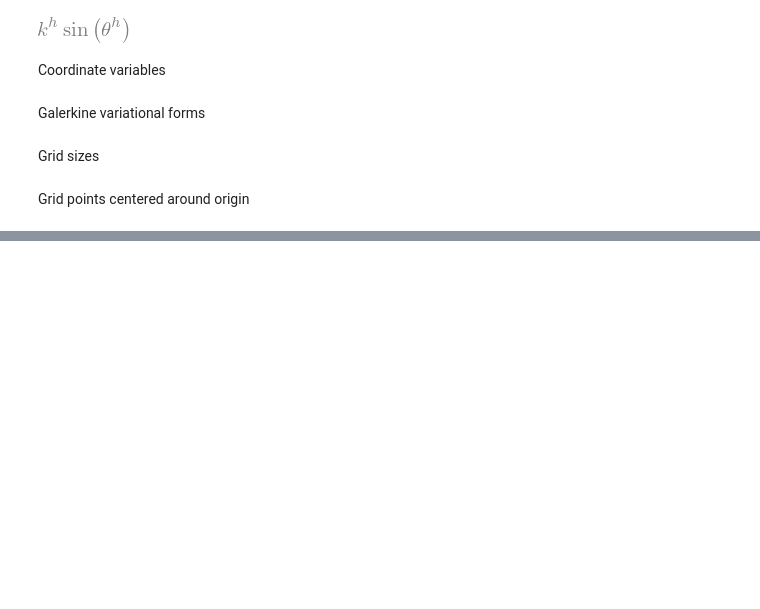
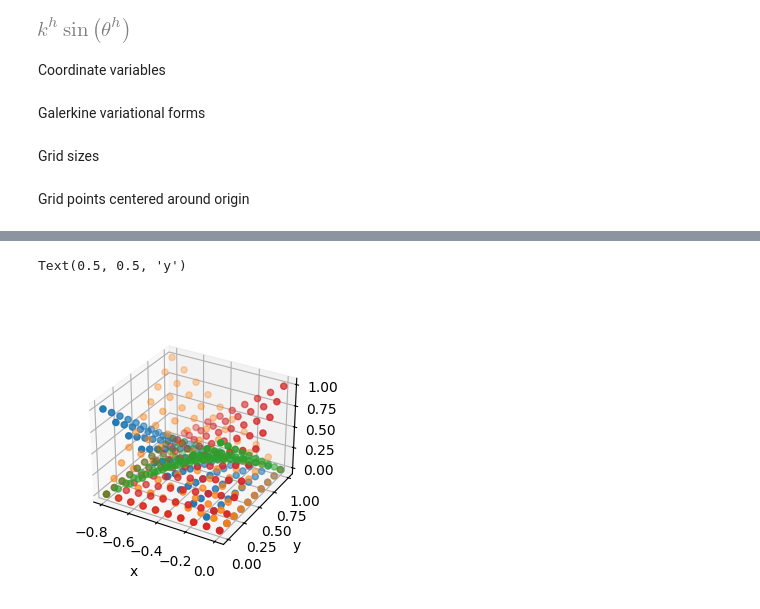
Before and after one commit to vitaldenodrest/greenwich, a Jupyter notebook: M0/2D_dispersion.ipynb, the cells around one changed output, grey strips where cells are left out. Saved outputs shown, nothing was run; the diff lists cells and outputs as text; code cells hidden in the pictures; blank space fills up the shorter version.

```diff
--- a/M0/2D_dispersion.ipynb
+++ b/M0/2D_dispersion.ipynb
@@ -113,0 +167,25 @@ N_1 = sp.sympify(1/4) *
+# %%
+# Upper-left quadrant shape functions
+
+N_["-1, 0+"] = N_x_["-1"] * N_y_["0+"]
+N_["-1, +1"] =  N_x_["-1"] * N_y_["+1"]
+N_["0-, 0+"] = N_x_["0-"] * N_y_["0+"]
+N_["0-, +1"] =  N_x_["0-"] * N_y_["+1"]
+
+XY = XY_MP
+
+Z1 = []
+Z1.append(sp.lambdify(args=[x, y, h_x_["-"], h_y_["+"]], expr=N_["-1, 0+"])(XY[:,0], XY[:,1], HX_M, HY_P))
+Z1.append(sp.lambdify(args=[x, y, h_x_["-"], h_y_["+"]], expr=N_["-1, +1"])(XY[:,0], XY[:,1], HX_M, HY_P))
+Z1.append(sp.lambdify(args=[x, y, h_x_["-"], h_y_["+"]], expr=N_["0-, 0+"])(XY[:,0], XY[:,1], HX_M, HY_P))
+Z1.append(sp.lambdify(args=[x, y, h_x_["-"], h_y_["+"]], expr=N_["0-, +1"])(XY[:,0], XY[:,1], HX_M, HY_P))
+
+fig0 = plt.figure(figsize=(3, 3))
+ax = fig0.add_subplot(projection='3d')
+for Z in Z1:
+    ax.scatter(XY[:,0], XY[:,1], Z)
+ax.set_xlabel('x')
+ax.set_ylabel('y')
+# %% [output]
+Text(0.5, 0.5, 'y')
+[figure, added]
```
Also changed, not shown: parts of 15 cells of this notebook, 3 other files.
